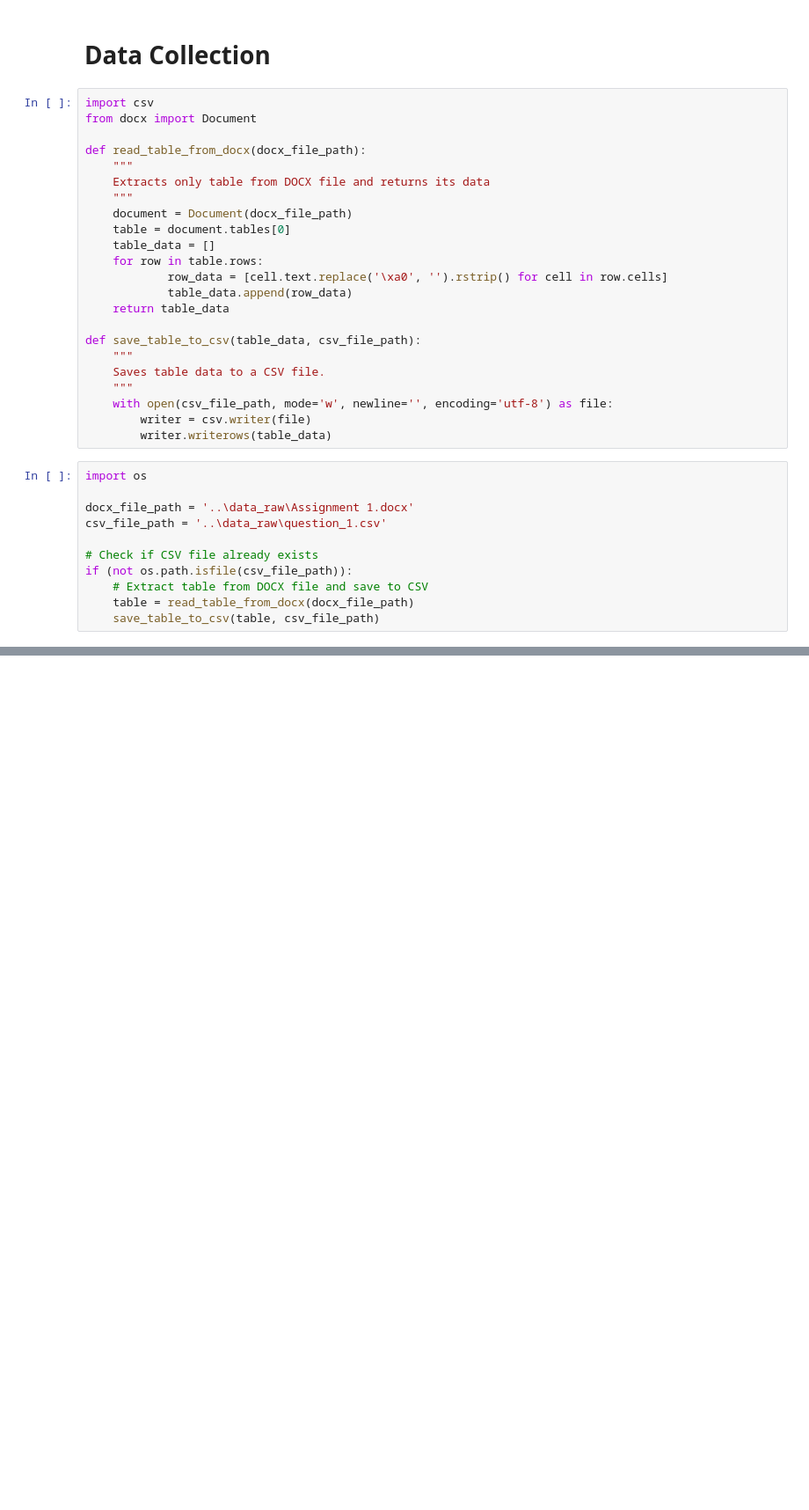
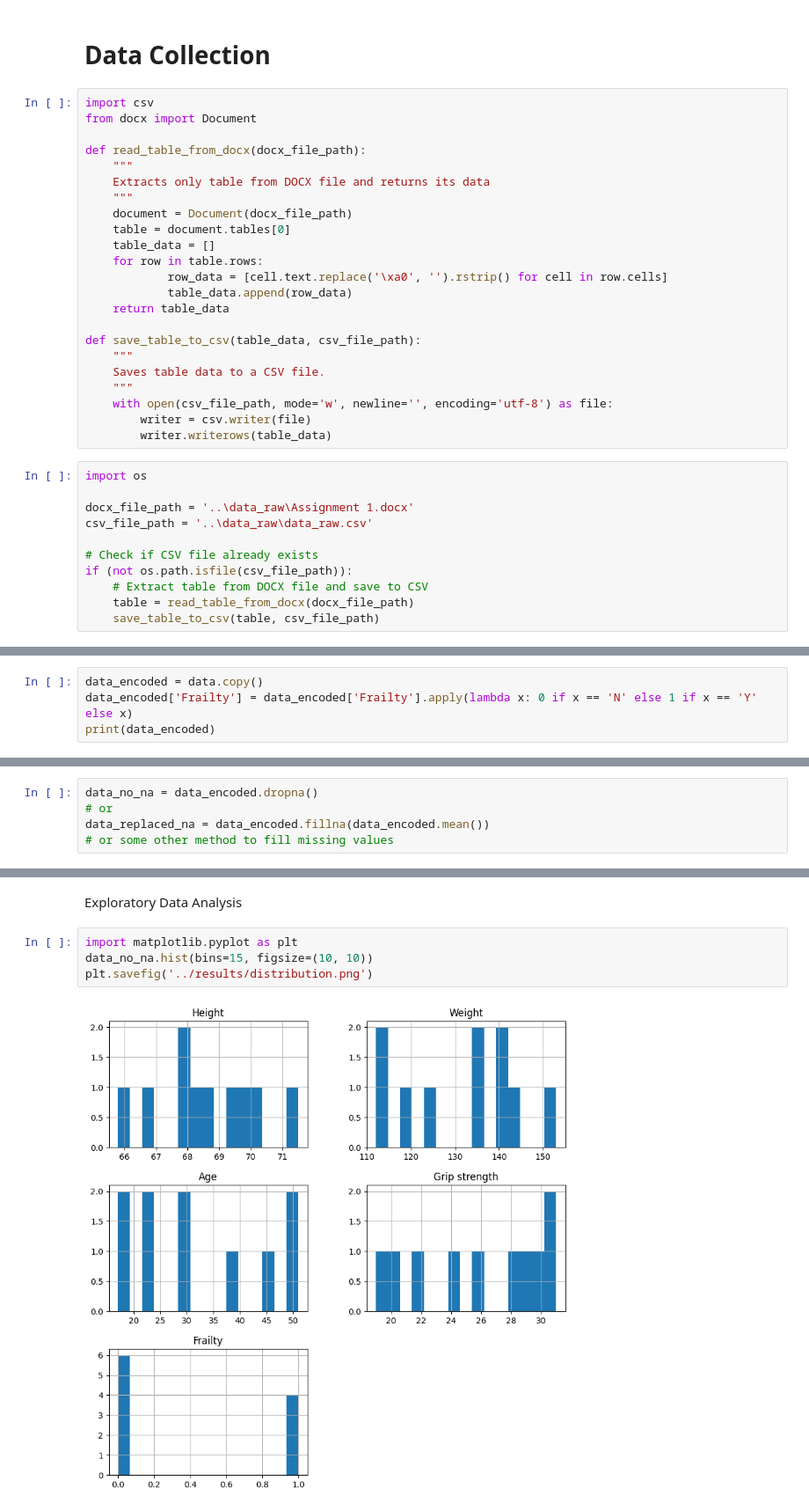
Before and after one commit to Riley94/CS5530Assignment1, a Jupyter notebook: question_1/src/workflow.ipynb, the cells around one changed output, grey strips where cells are left out. Shown: that part at 88% size. Cells and saved outputs as stored; diff of their text form; blank space fills up the shorter version.

Commit message:
finish question_1

```diff
--- a/question_1/src/workflow.ipynb
+++ b/question_1/src/workflow.ipynb
@@ -27,7 +27,7 @@ def save_table_to_csv(table_data, csv_file_path):
 import os
 
 docx_file_path = '..\data_raw\Assignment 1.docx'
-csv_file_path = '..\data_raw\question_1.csv'
+csv_file_path = '..\data_raw\data_raw.csv'
 
 # Check if CSV file already exists
 if (not os.path.isfile(csv_file_path)):
@@ -63,0 +59,4 @@ document = Document(docx_file_path)
+# %%
+data_encoded = data.copy()
+data_encoded['Frailty'] = data_encoded['Frailty'].apply(lambda x: 0 if x == 'N' else 1 if x == 'Y' else x)
+print(data_encoded)
@@ -63,0 +88,5 @@ document = Document(docx_file_path)
+# %%
+data_no_na = data_encoded.dropna()
+# or
+data_replaced_na = data_encoded.fillna(data_encoded.mean())
+# or some other method to fill missing values
@@ -63,0 +99,8 @@ document = Document(docx_file_path)
+# %% [markdown]
+Exploratory Data Analysis
+# %%
+import matplotlib.pyplot as plt
+data_no_na.hist(bins=15, figsize=(10, 10))
+plt.savefig('../results/distribution.png')
+# %% [output]
+[figure, added]
```
Also changed, not shown: parts of 14 cells of this notebook, 8 other files.
